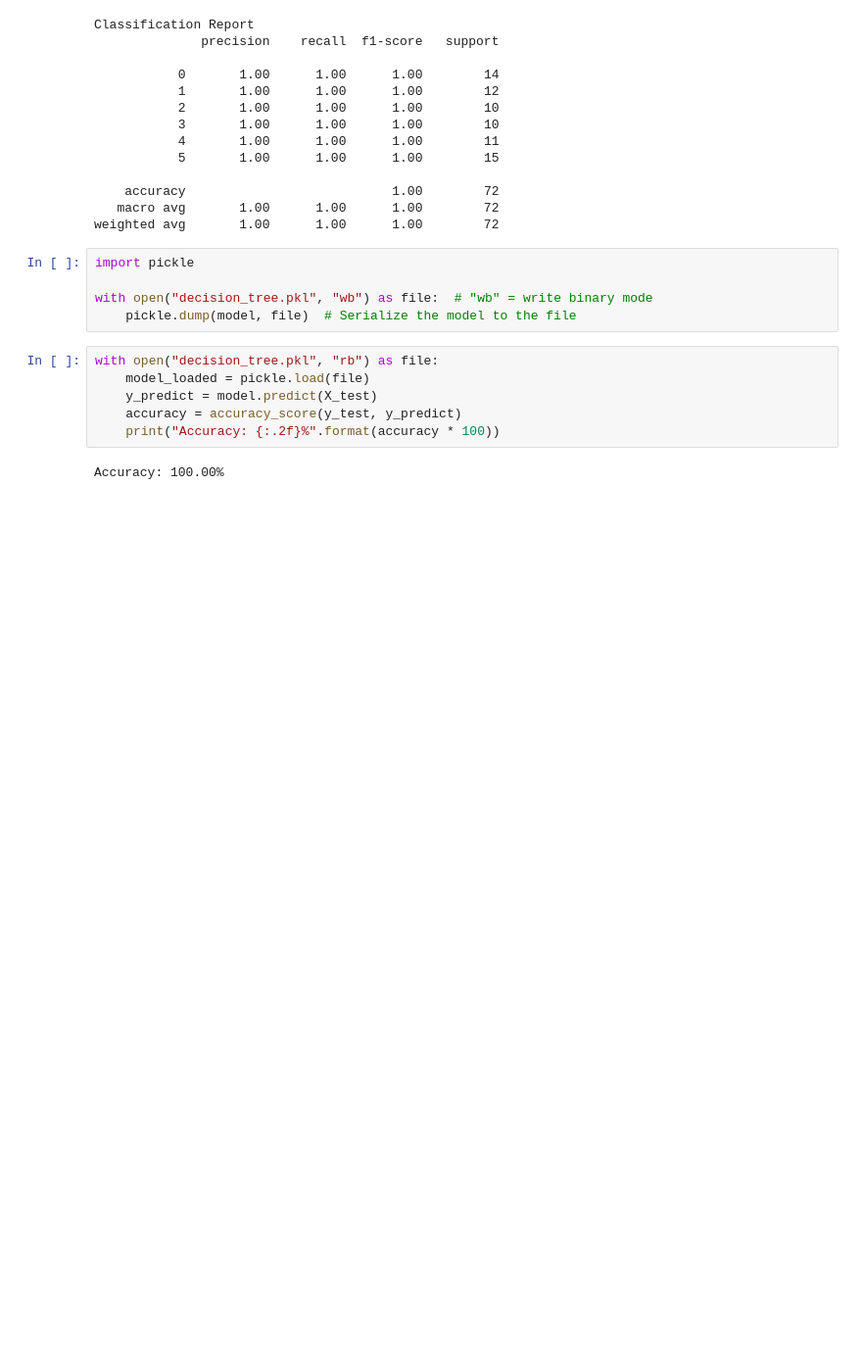
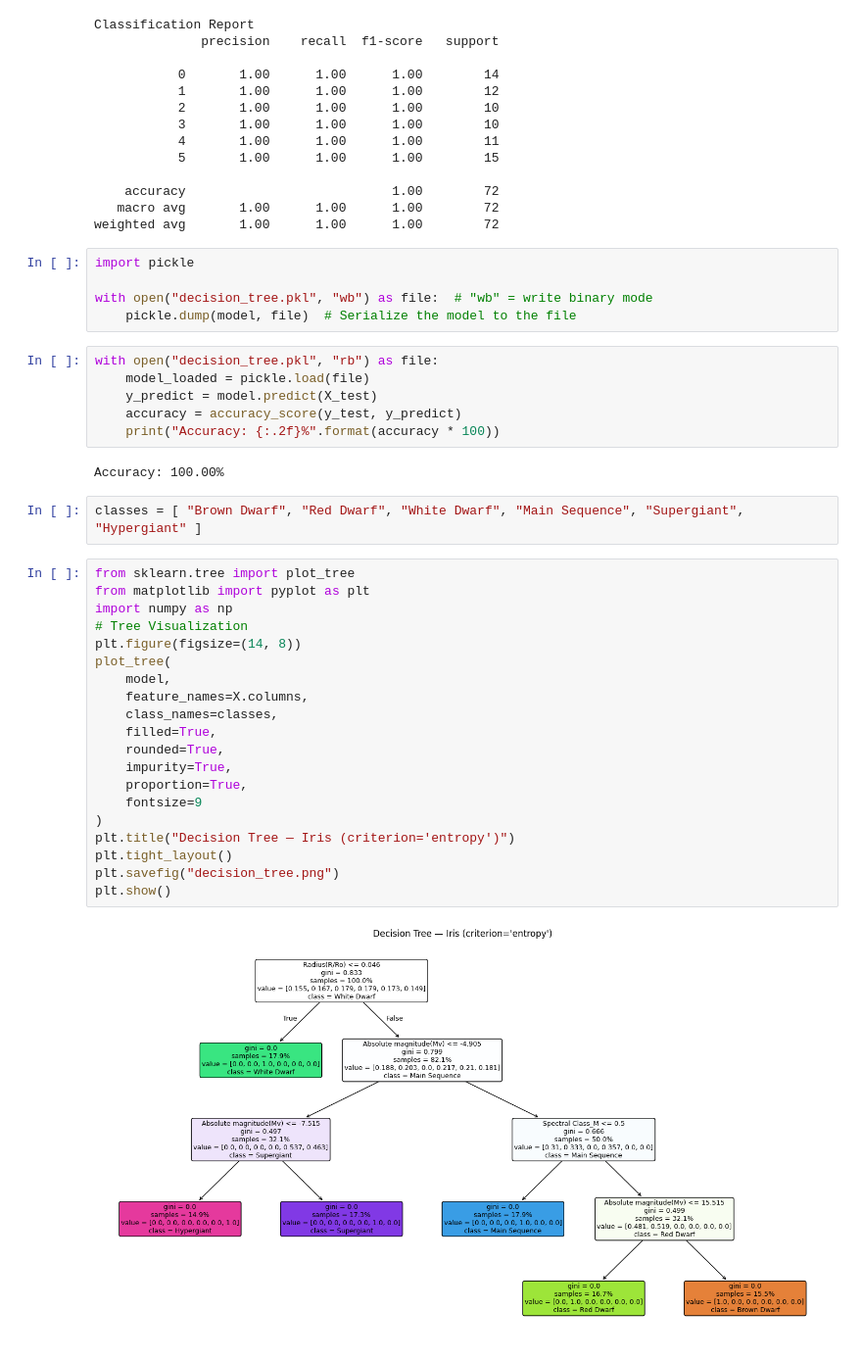
Before and after one commit to jakedacatman/sfts, a Jupyter notebook: notebooks/decision_tree_star_type.ipynb, the cells around one changed output. Shown at 98% size. Saved outputs shown, nothing was run; the diff lists cells and outputs as text; blank space fills up the shorter version.

Commit message:
Add visualization to models

```diff
--- a/notebooks/decision_tree_star_type.ipynb
+++ b/notebooks/decision_tree_star_type.ipynb
@@ -147,3 +147,27 @@ with open("decision_tree.pkl", "rb") as file:
     print("Accuracy: {:.2f}%".format(accuracy * 100))
 # %% [output]
 Accuracy: 100.00%
+# %%
+classes = [ "Brown Dwarf", "Red Dwarf", "White Dwarf", "Main Sequence", "Supergiant", "Hypergiant" ]
+# %%
+from sklearn.tree import plot_tree
+from matplotlib import pyplot as plt
+import numpy as np
+# Tree Visualization
+plt.figure(figsize=(14, 8))
+plot_tree(
+    model,
+    feature_names=X.columns,
+    class_names=classes,
+    filled=True,
+    rounded=True,
+    impurity=True,
+    proportion=True,
+    fontsize=9
+)
+plt.title("Decision Tree — Iris (criterion='entropy')")
+plt.tight_layout()
+plt.savefig("decision_tree.png")
+plt.show()
+# %% [output]
+[figure, added]
```
Also changed, not shown: 1 other file.
